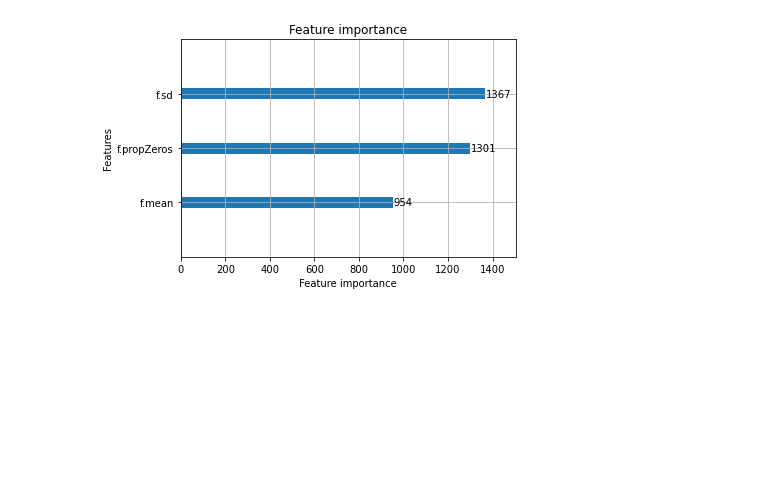
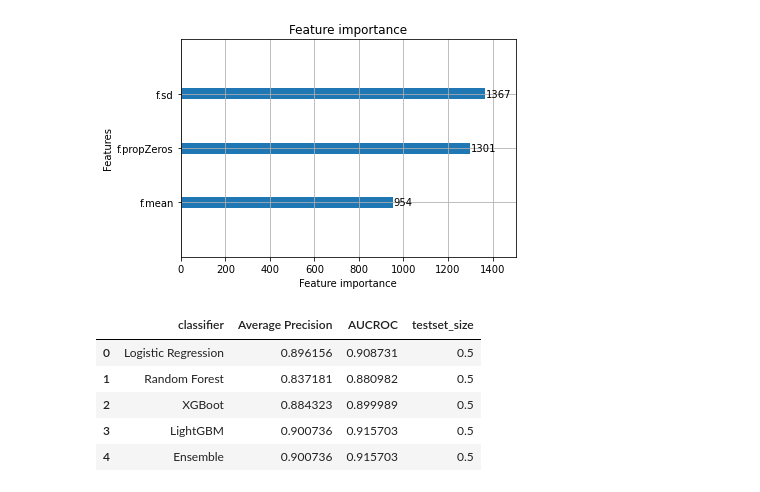
Before and after one commit to fellipepf/final-project-datascience-mtu, a Jupyter notebook: code/paper_baseline_experiment/baseline-experiments.ipynb, the cells around one changed output. Cells and saved outputs as stored; diff of their text form; code cells hidden in the pictures; blank space fills up the shorter version.

```diff
--- a/code/paper_baseline_experiment/baseline-experiments.ipynb
+++ b/code/paper_baseline_experiment/baseline-experiments.ipynb
@@ -381,16 +472,35 @@ def ensemble_pred_func(model, data):
 ensemble, ensemble_y_preds, ensemble_y_trues = model_predict_k_fold( ensemble_train_func, ensemble_pred_func )
 ensemble_test_preds = ensemble_pred_func( ensemble, X_TEST )
 
-plot_prc_curve( ensemble_y_preds, ensemble_y_trues, "Ensemble Cross-Vaidation PRC" )
-plot_roc_curve( ensemble_y_preds, ensemble_y_trues, "Ensemble Cross-Vaidation ROC" )
+average_precision = plot_prc_curve( ensemble_y_preds, ensemble_y_trues, "Ensemble Cross-Vaidation PRC" )
+auc_roc           = plot_roc_curve( ensemble_y_preds, ensemble_y_trues, "Ensemble Cross-Vaidation ROC" )
 
 plot_prc_curve( ensemble_test_preds, Y_TEST, "Ensemble Testing PRC" )
 plot_roc_curve( ensemble_test_preds, Y_TEST, "Ensemble Testing ROC" )
 
 
+#collect the result
+row_stats = {'classifier': "Ensemble",
+             'Average Precision': average_precision,
+             'AUCROC': auc_roc,
+             'testset_size': testset_size}
+df_result = df_result.append(row_stats, ignore_index=True )
+
+
+
 print('Plotting feature importances...')
 ax = lgb.plot_importance(ensemble)
 plt.show()
+
+
+
+
+series_features = pd.Series(ensemble.feature_importance(), index=ensemble.feature_name())
+row_features = {'classifier': "Ensemble"}
+for index, value in series_features.items():
+    new_values =  {index: value}
+    row_features.update(new_values)
+df_feature_importance = df_feature_importance.append(row_features, ignore_index=True)
 # %% [output]
 Average Precision = 0.90
 [figure]
@@ -402,3 +512,13 @@ AUCROC = 0.92
 [figure]
 Plotting feature importances...
 [figure]
+# %%
+df_result = df_result[['classifier', 'Average Precision', 'AUCROC', 'testset_size']]
+df_result
+# %% [output]
+|  | classifier | Average Precision | AUCROC | testset_size |
+| 0 | Logistic Regression | 0.896156 | 0.908731 | 0.5 |
+| 1 | Random Forest | 0.837181 | 0.880982 | 0.5 |
+| 2 | XGBoot | 0.884323 | 0.899989 | 0.5 |
+| 3 | LightGBM | 0.900736 | 0.915703 | 0.5 |
+| 4 | Ensemble | 0.900736 | 0.915703 | 0.5 |
```
Also changed, not shown: parts of 9 cells of this notebook, 1 other file.
